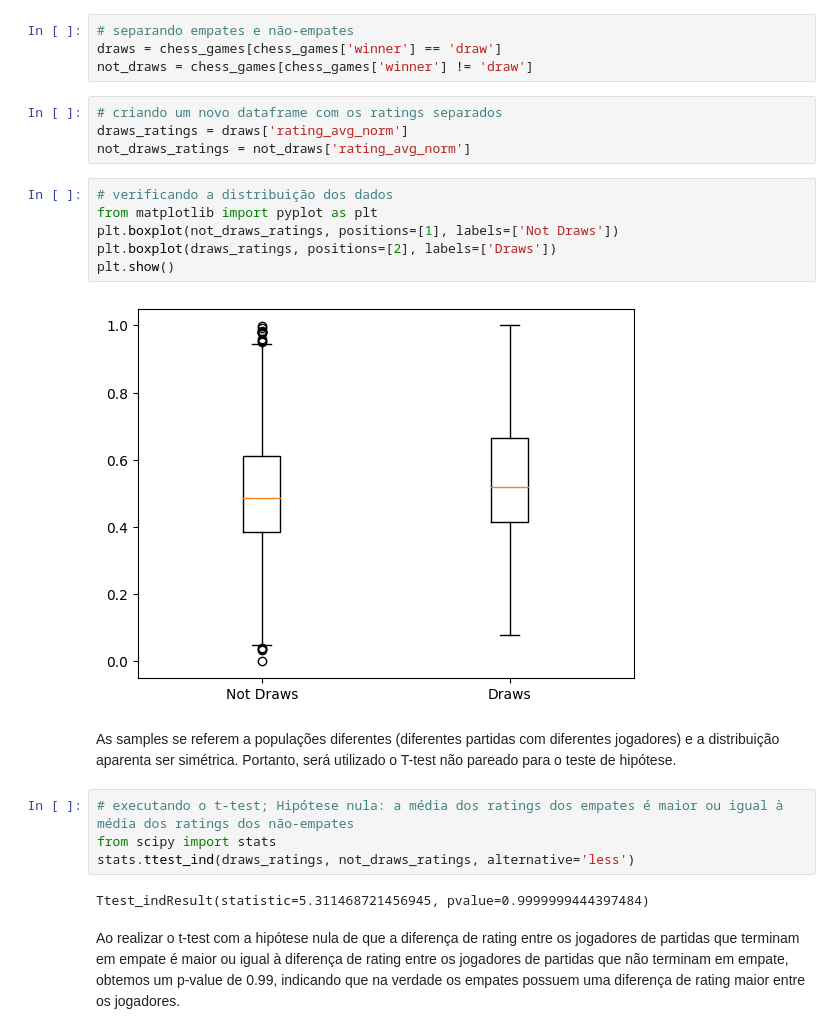
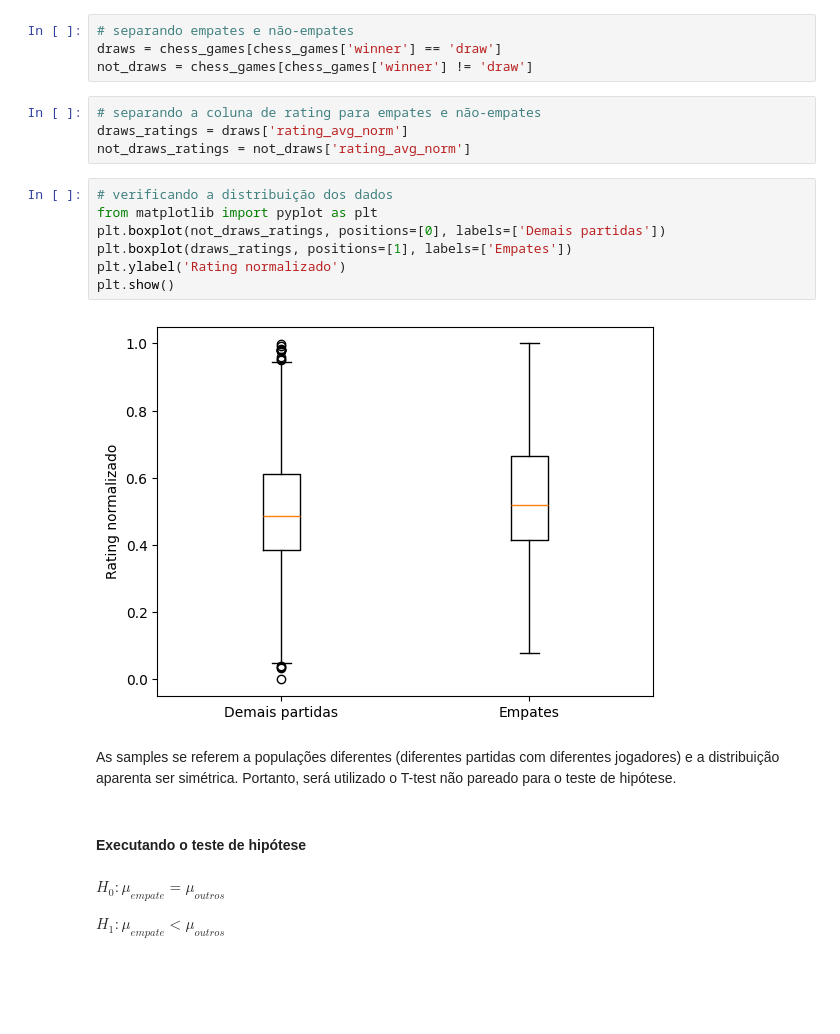
Before and after one commit to Vinicius-resende-cin/intro-dados, a Jupyter notebook: notebooks/ChessGames.ipynb, the cells around one changed output. Saved outputs shown, nothing was run; the diff lists cells and outputs as text; blank space fills up the shorter version.

Commit message:
Add documentation + fix t-test

```diff
--- a/notebooks/ChessGames.ipynb
+++ b/notebooks/ChessGames.ipynb
@@ -1087,25 +1093,24 @@ chess_games['rating_avg_norm'] = (chess_games['rating_avg'] - chess_games['ratin
 # separando empates e não-empates
 draws = chess_games[chess_games['winner'] == 'draw']
 not_draws = chess_games[chess_games['winner'] != 'draw']
-# %%
-# criando um novo dataframe com os ratings separados
-draws_ratings = draws['rating_avg_norm']
-not_draws_ratings = not_draws['rating_avg_norm']
+# %%
+# separando a coluna de rating para empates e não-empates
+draws_ratings = draws['rating_avg_norm']
+not_draws_ratings = not_draws['rating_avg_norm']
 # %%
 # verificando a distribuição dos dados
 from matplotlib import pyplot as plt
-plt.boxplot(not_draws_ratings, positions=[1], labels=['Not Draws'])
-plt.boxplot(draws_ratings, positions=[2], labels=['Draws'])
+plt.boxplot(not_draws_ratings, positions=[0], labels=['Demais partidas'])
+plt.boxplot(draws_ratings, positions=[1], labels=['Empates'])
+plt.ylabel('Rating normalizado')
 plt.show()
 # %% [output]
-[figure, old version]
+[figure, new version]
 # %% [markdown]
 As samples se referem a populações diferentes (diferentes partidas com diferentes jogadores) e a distribuição aparenta ser simétrica. Portanto, será utilizado o T-test não pareado para o teste de hipótese.
-# %%
-# executando o t-test; Hipótese nula: a média dos ratings dos empates é maior ou igual à média dos ratings dos não-empates
-from scipy import stats
-stats.ttest_ind(draws_ratings, not_draws_ratings, alternative='less')
-# %% [output]
-Ttest_indResult(statistic=5.311468721456945, pvalue=0.9999999444397484)
-# %% [markdown]
-Ao realizar o t-test com a hipótese nula de que a diferença de rating entre os jogadores de partidas que terminam em empate é maior ou igual à diferença de rating entre os jogadores de partidas que não terminam em empate, obtemos um p-value de 0.99, indicando que na verdade os empates possuem uma diferença de rating maior entre os jogadores.
+# %% [markdown]
+#### Executando o teste de hipótese
+# %% [markdown]
+$H_0: \mu_{empate} = \mu_{outros}$
+
+$H_1: \mu_{empate} < \mu_{outros}$
```
Also changed, not shown: parts of 17 cells of this notebook.
